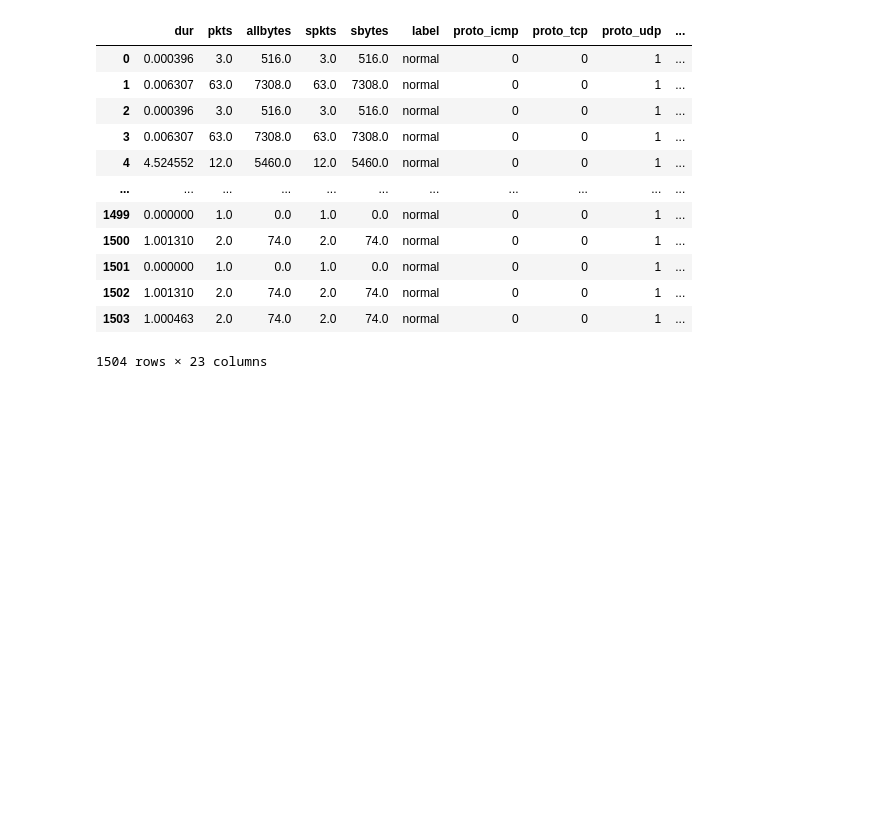
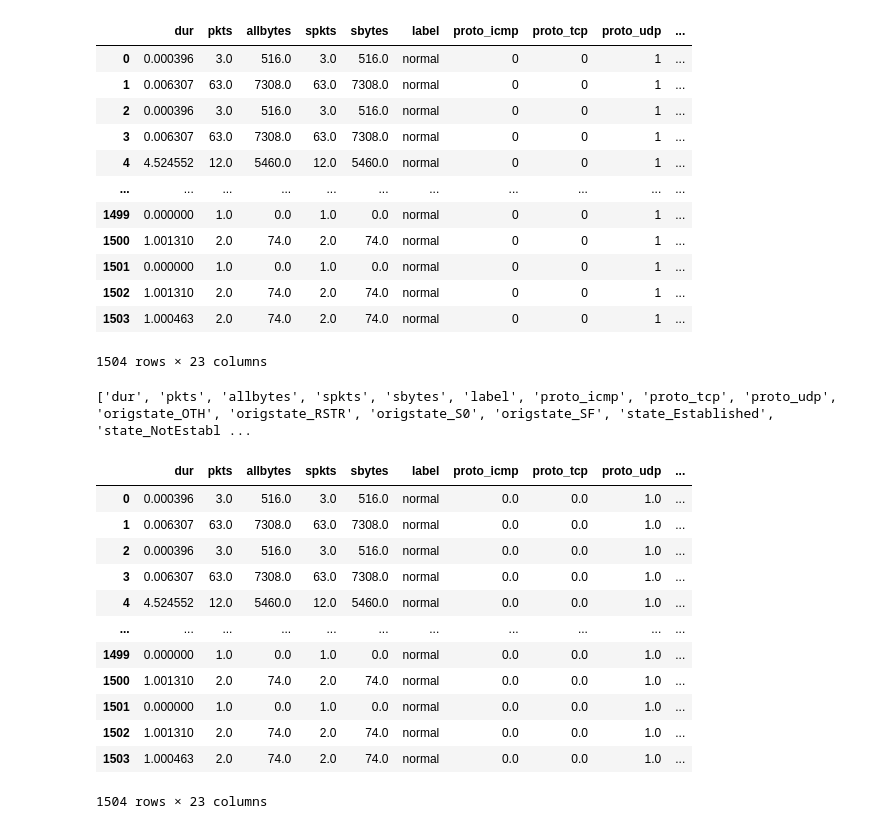
Before and after one commit to wuguobeijing/Anomaly-Detection-IoT23, a Jupyter notebook: Models/sampling.ipynb, the cells around one changed output. Drawn from its saved outputs; the diff is of its cells as text; code cells hidden in the pictures; blank space fills up the shorter version.

Commit message:
sef_define_data_preprocess

```diff
--- a/Models/sampling.ipynb
+++ b/Models/sampling.ipynb
@@ -2572,3 +2572,50 @@ df_c
 1504 rows × 23 columns
 # %%
 columns = df_c.columns.tolist()
+print(columns)
+# %% [output]
+['dur', 'pkts', 'allbytes', 'spkts', 'sbytes', 'label', 'proto_icmp', 'proto_tcp', 'proto_udp', 'origstate_OTH', 'origstate_RSTR', 'origstate_S0', 'origstate_SF', 'state_Established', 'state_NotEstabl ...
+# %%
+import pandas as pd
+import numpy as np
+
+filepath = "/media/wuguo-buaa/LENOVO_USB_HDD/Exp_data/data.csv"
+df = pd.read_csv(filepath)
+del df['Unnamed: 0']
+df = df.drop(columns=['ts', 'saddr', 'sport', 'daddr', 'dport', 'flow_type',
+                        'module_labels'])
+df[['proto_icmp', 'proto_tcp', 'proto_udp', 'origstate_OTH', 'origstate_RSTR', 'origstate_S0', 'origstate_SF', 'state_Established', 'state_NotEstablished', 'appproto_-', 'appproto_dns', 'appproto_http', 'appproto_modbus', 'appproto_ssl', 'proto_unknown', 'origstate_unknown', 'appproto_unknown']] = float(0)
+df.loc[(df.proto == 'icmp'), 'proto_icmp'] = float(1)
+df.loc[(df.proto == 'tcp'), 'proto_tcp'] = float(1)
+df.loc[(df.proto == 'udp'), 'proto_udp'] = float(1)
+df.loc[(df.origstate == 'OTH'), 'origstate_OTH'] = float(1)
+df.loc[(df.origstate == 'RSTR'), 'origstate_RSTR'] = float(1)
+df.loc[(df.origstate == 'S0'), 'origstate_S0'] = float(1)
+df.loc[(df.origstate == 'SF'), 'origstate_SF'] = float(1)
+df.loc[(df.state == 'Established'), 'state_Established'] = float(1)
+df.loc[(df.state == 'NotEstablished'), 'state_NotEstablished'] = float(1)
+df.loc[(df.appproto == '-'), 'appproto_-'] = float(1)
+df.loc[(df.appproto == 'dns'), 'appproto_dns'] = float(1)
+df.loc[(df.appproto == 'http'), 'appproto_http'] = float(1)
+df.loc[(df.appproto == 'modbus'), 'appproto_modbus'] = float(1)
+df.loc[(df.appproto == 'ssl'), 'appproto_ssl'] = float(1)
+# %%
+df.loc[((df.appproto != '-') & (df.appproto != 'dns') & (df.appproto != 'http') & (df.appproto != 'modbus') & (df.appproto != 'ssl')), 'appproto_unknown'] = float(1)
+df.loc[((df.origstate != 'SF') & (df.origstate != 'S0') & (df.origstate != 'RSTR') & (df.origstate != 'OTH')), 'origstate_unknown'] = float(1)
+df.loc[((df.proto != 'udp') & (df.proto != 'icmp') & (df.proto != 'tcp')), 'proto_unknown'] = float(1)
+df = df.drop(columns=['appproto', 'state', 'origstate','proto'])
+df
+# %% [output]
+|  | dur | pkts | allbytes | spkts | sbytes | label | proto_icmp | proto_tcp | proto_udp | ... |
+| 0 | 0.000396 | 3.0 | 516.0 | 3.0 | 516.0 | normal | 0.0 | 0.0 | 1.0 | ... |
+| 1 | 0.006307 | 63.0 | 7308.0 | 63.0 | 7308.0 | normal | 0.0 | 0.0 | 1.0 | ... |
+| 2 | 0.000396 | 3.0 | 516.0 | 3.0 | 516.0 | normal | 0.0 | 0.0 | 1.0 | ... |
+| 3 | 0.006307 | 63.0 | 7308.0 | 63.0 | 7308.0 | normal | 0.0 | 0.0 | 1.0 | ... |
+| 4 | 4.524552 | 12.0 | 5460.0 | 12.0 | 5460.0 | normal | 0.0 | 0.0 | 1.0 | ... |
+| ... | ... | ... | ... | ... | ... | ... | ... | ... | ... | ... |
+| 1499 | 0.000000 | 1.0 | 0.0 | 1.0 | 0.0 | normal | 0.0 | 0.0 | 1.0 | ... |
+| 1500 | 1.001310 | 2.0 | 74.0 | 2.0 | 74.0 | normal | 0.0 | 0.0 | 1.0 | ... |
+| 1501 | 0.000000 | 1.0 | 0.0 | 1.0 | 0.0 | normal | 0.0 | 0.0 | 1.0 | ... |
+| 1502 | 1.001310 | 2.0 | 74.0 | 2.0 | 74.0 | normal | 0.0 | 0.0 | 1.0 | ... |
+| 1503 | 1.000463 | 2.0 | 74.0 | 2.0 | 74.0 | normal | 0.0 | 0.0 | 1.0 | ... |
+1504 rows × 23 columns
```
